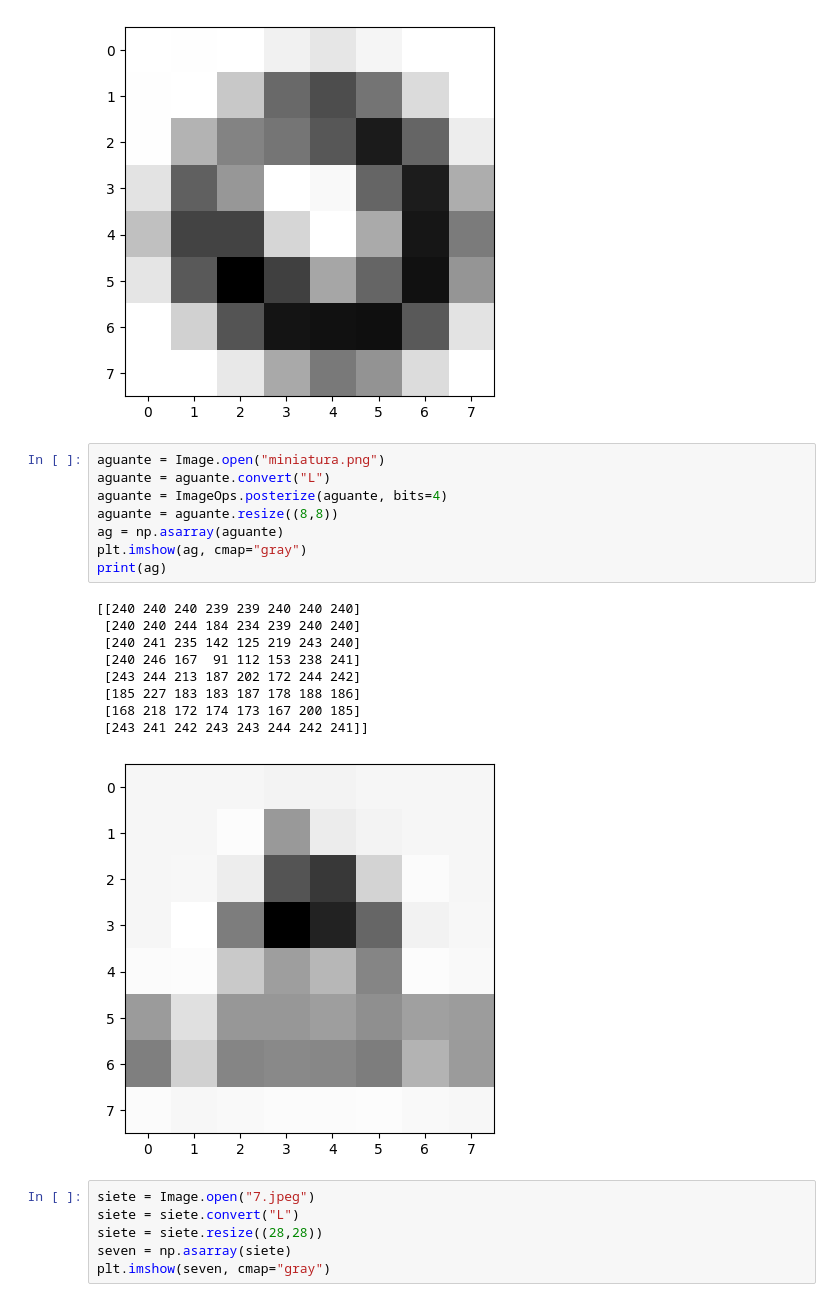
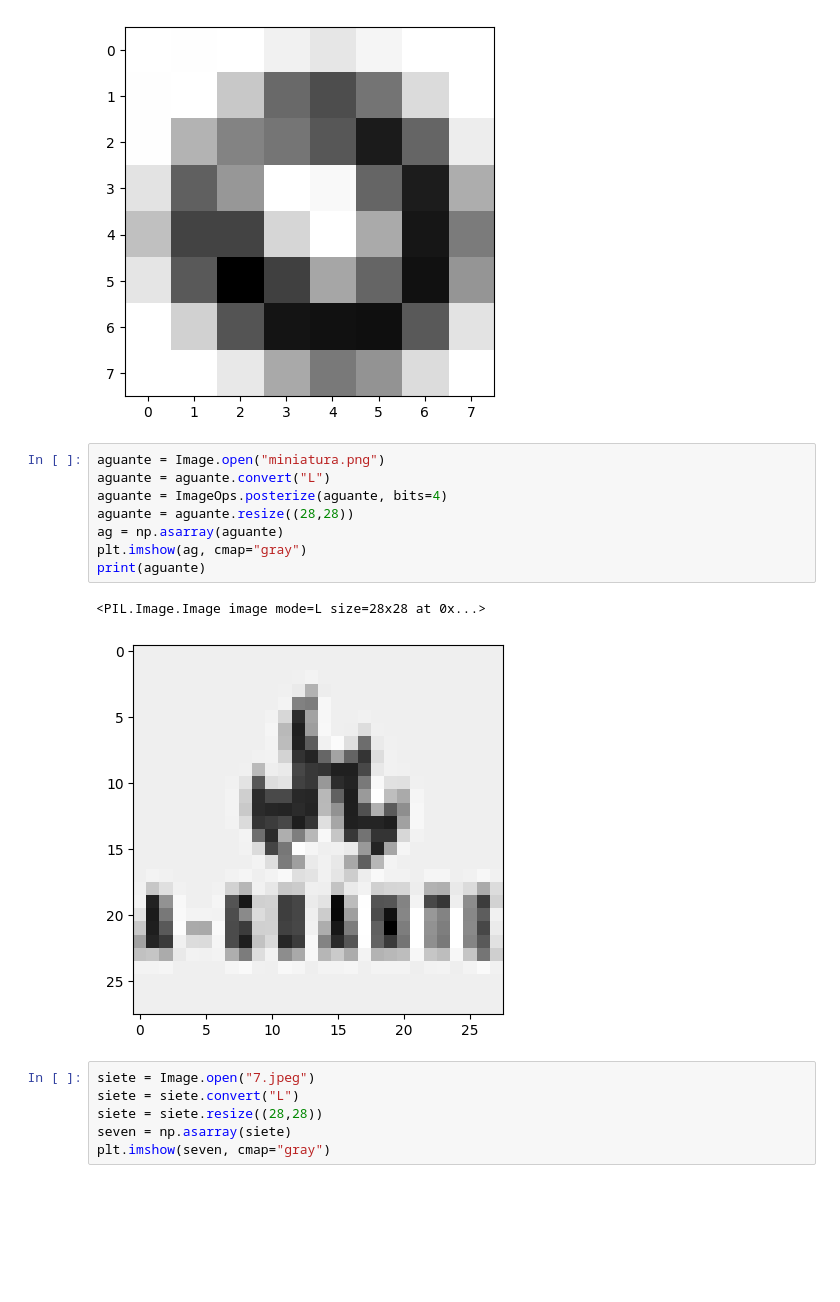
Before and after one commit to zusmoshijiku/proyecto-ingemat, a Jupyter notebook: test.ipynb, the cells around one changed output. Saved outputs shown, nothing was run; the diff lists cells and outputs as text; blank space fills up the shorter version.

```diff
--- a/test.ipynb
+++ b/test.ipynb
@@ -26,21 +26,14 @@ plt.imshow(a, cmap= "gray")
 # %%
 aguante = Image.open("miniatura.png")
 aguante = aguante.convert("L")
 aguante = ImageOps.posterize(aguante, bits=4)
-aguante = aguante.resize((8,8))
+aguante = aguante.resize((28,28))
 ag = np.asarray(aguante)
 plt.imshow(ag, cmap="gray")
-print(ag)
+print(aguante)
 # %% [output]
-[[240 240 240 239 239 240 240 240]
- [240 240 244 184 234 239 240 240]
- [240 241 235 142 125 219 243 240]
- [240 246 167  91 112 153 238 241]
- [243 244 213 187 202 172 244 242]
- [185 227 183 183 187 178 188 186]
- [168 218 172 174 173 167 200 185]
- [243 241 242 243 243 244 242 241]]
+<PIL.Image.Image image mode=L size=28x28 at 0x...>
-[figure, old version]
+[figure, new version]
 # %%
 siete = Image.open("7.jpeg")
 siete = siete.convert("L")
```
Also changed, not shown: 7 other files.
